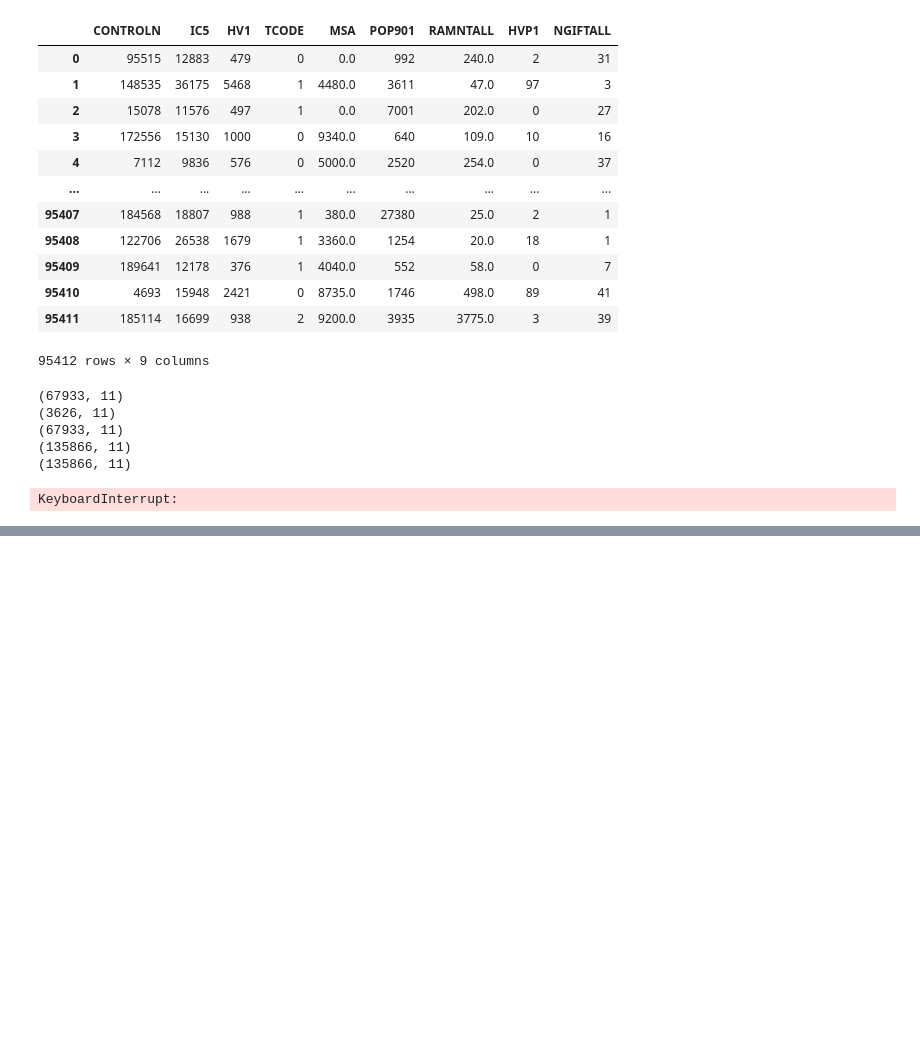
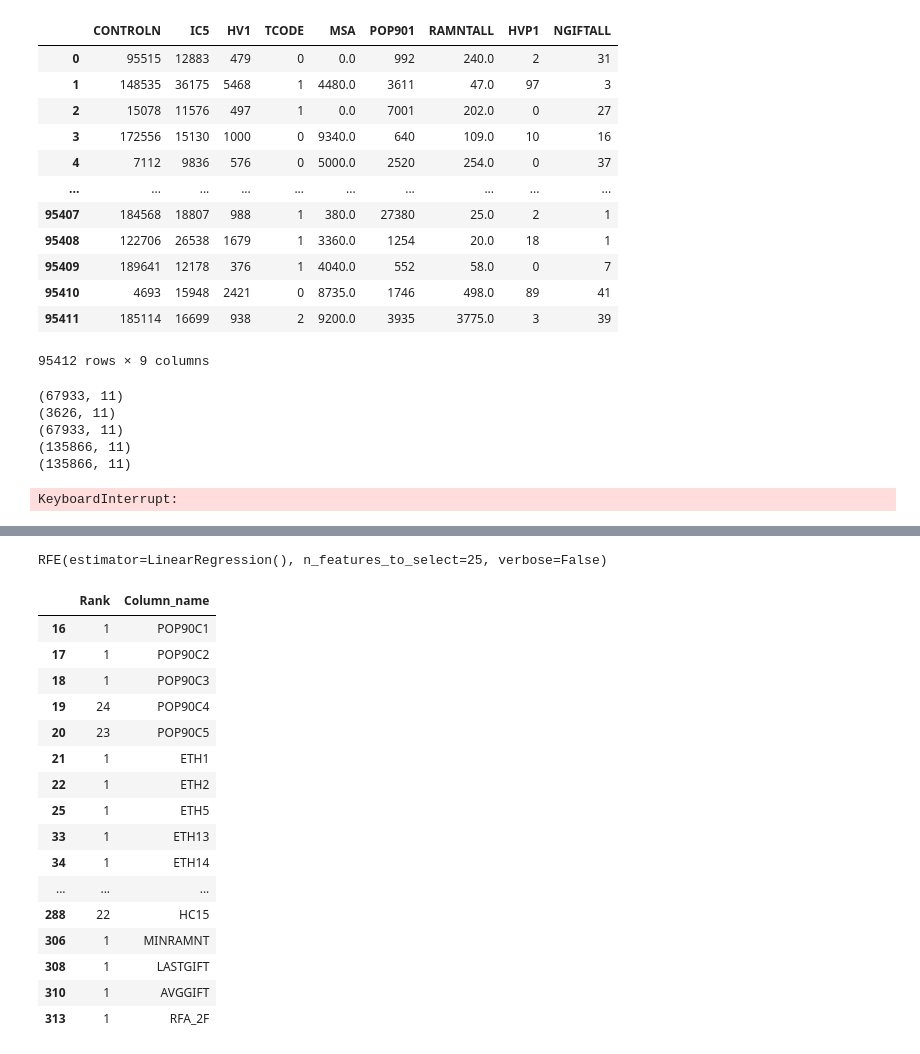
Before and after one commit to Adyto23/lab-random-forests, a Jupyter notebook: random-forest-last-lab.ipynb, the cells around one changed output, grey strips where cells are left out. Cells and saved outputs as stored; diff of their text form; code cells hidden in the pictures; blank space fills up the shorter version.

```diff
--- a/random-forest-last-lab.ipynb
+++ b/random-forest-last-lab.ipynb
@@ -437,0 +451,35 @@ donated = all_data[all_data['TARGET_B'] == 1]
+# %%
+X = donated_num
+y = donated['TARGET_D']
+
+from sklearn.feature_selection import RFE
+from sklearn import linear_model
+lm = linear_model.LinearRegression()
+rfe = RFE(lm, n_features_to_select=25, verbose=False)
+rfe.fit(X, y)
+# %% [output]
+RFE(estimator=LinearRegression(), n_features_to_select=25, verbose=False)
+# %%
+# checking labels the top features as 1
+df = pd.DataFrame(data = rfe.ranking_, columns=['Rank'])
+df['Column_name'] = pd.DataFrame(donated_num).columns
+df[df['Rank']<26]
+#df['Rank'].value_counts()
+# %% [output]
+|  | Rank | Column_name |
+| 16 | 1 | POP90C1 |
+| 17 | 1 | POP90C2 |
+| 18 | 1 | POP90C3 |
+| 19 | 24 | POP90C4 |
+| 20 | 23 | POP90C5 |
+| 21 | 1 | ETH1 |
+| 22 | 1 | ETH2 |
+| 25 | 1 | ETH5 |
+| 33 | 1 | ETH13 |
+| 34 | 1 | ETH14 |
+| ... | ... | ... |
+| 288 | 22 | HC15 |
+| 306 | 1 | MINRAMNT |
+| 308 | 1 | LASTGIFT |
+| 310 | 1 | AVGGIFT |
+| 313 | 1 | RFA_2F |
```
Also changed, not shown: parts of 65 cells of this notebook.
